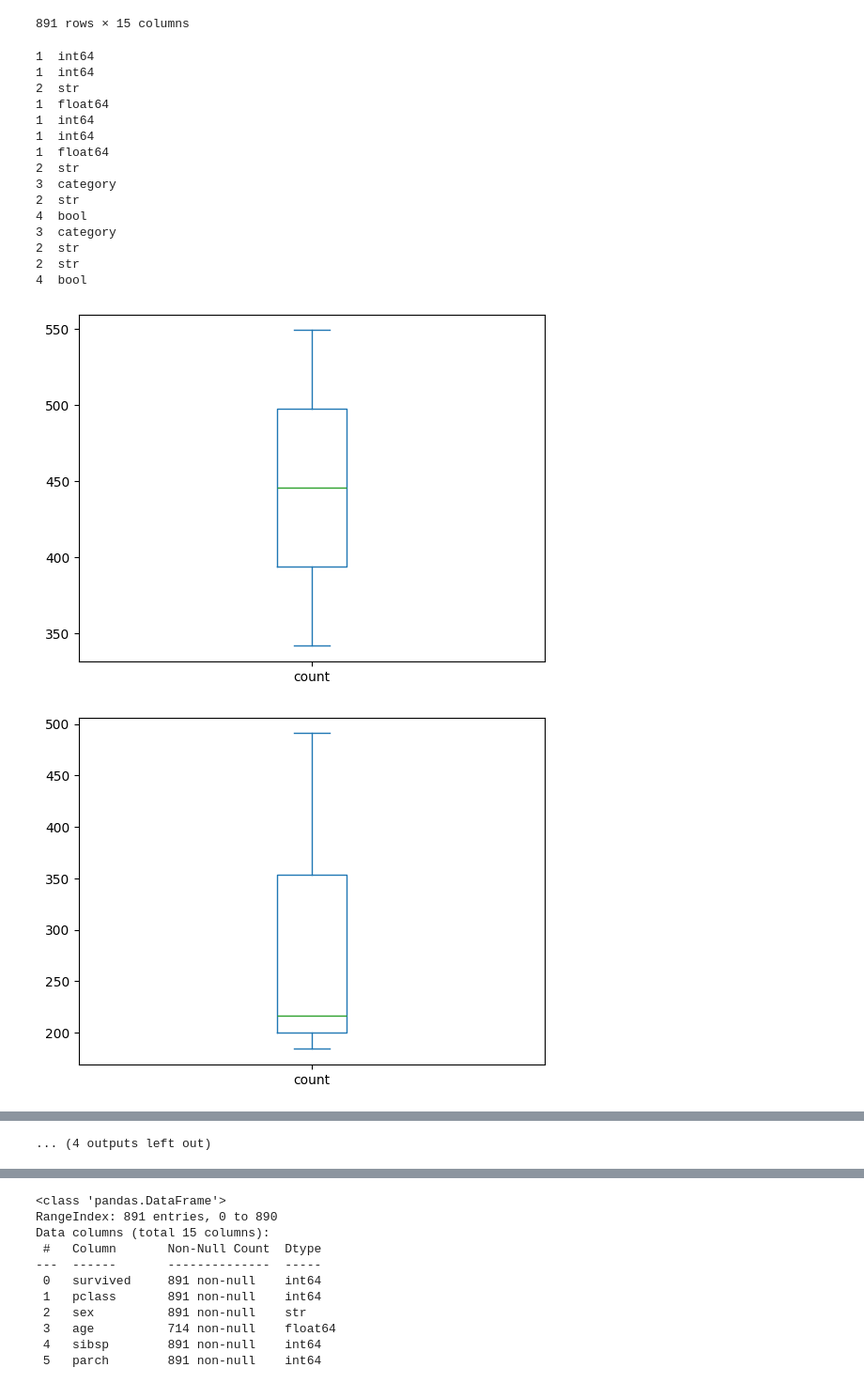
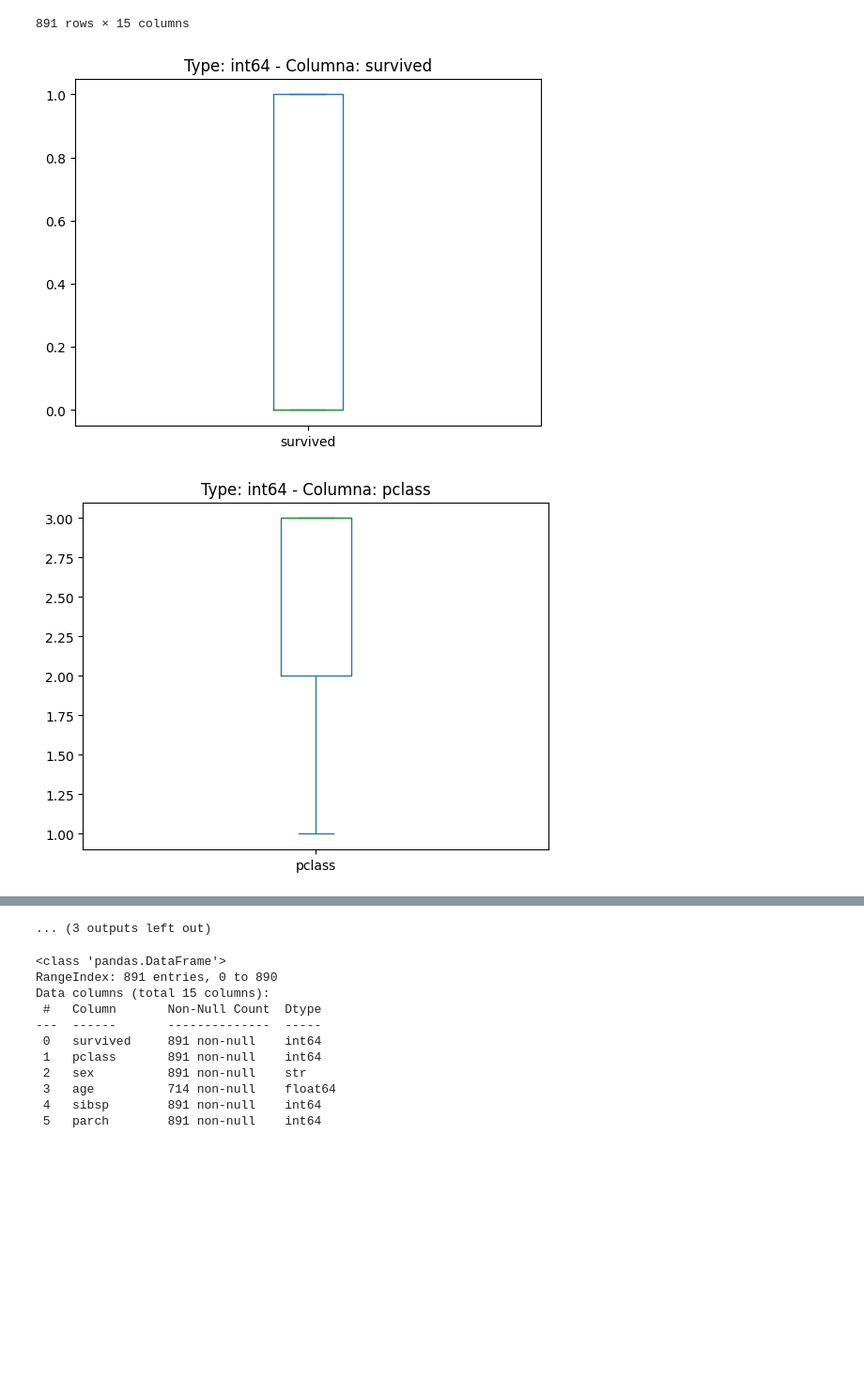
Before and after one commit to rogerloop/03_Especialitzacio, a Jupyter notebook: Sprint_10_Analitica_dades_Python/Sprint_10_Task_S10_01/Task_S10_01.ipynb, the cells around one changed output, grey strips where cells are left out. Shown at 94% size. Cells and saved outputs as stored; diff of their text form; code cells hidden in the pictures; blank space fills up the shorter version.

```diff
--- a/Sprint_10_Analitica_dades_Python/Sprint_10_Task_S10_01/Task_S10_01.ipynb
+++ b/Sprint_10_Analitica_dades_Python/Sprint_10_Task_S10_01/Task_S10_01.ipynb
@@ -487,35 +487,55 @@ import matplotlib.pyplot as plt
 df = sns.load_dataset("titanic")
 df
 
+def estilo_frafico(col):
+
+    plt.title(f"Type: {df[col].dtype} - Columna: {col}")
+
+    plt.xlabel(col)
+    plt.ylabel("Frecuencia")
+
+    plt.tight_layout()
+
 def histograma(df,col):
 
     plt.figure()
-    df[col].value_counts().plot(kind="hist")
-    print('1 ',df[col].dtype)
+
+    df[col].plot(kind="hist")
+    estilo_frafico(col)
+    plt.show()
+
 
 def grboxplot(df, col):
 
     plt.figure()
-    df[col].value_counts().plot(kind="box")
-    print('1 ',df[col].dtype)
+    plt.title(f"Type: {df[col].dtype} - Columna: {col}")
+    df[col].plot(kind="box")
+    plt.show()
 
 
 def barres(df, col):
 
     plt.figure()
+    plt.title(f"Type: {df[col].dtype} - Columna: {col}")
     df[col].value_counts().plot(kind="bar")
+    plt.show()
+
 
 def pastel(df, col):
 
     plt.figure()
+
     df[col].value_counts().plot(kind="pie")
+    estilo_frafico(col)
+    plt.show()
 
 
 def barres_any(df, col):
 
     plt.figure()
+    plt.title(f"Type: {df[col].dtype} - Columna: {col}")
     df[col].value_counts().plot(kind="bar")
-
+    plt.show()
 
 
 def elegir_grafico (df):
@@ -526,57 +546,37 @@ def elegir_grafico (df):
 
             #if (df[col].dtype == "float" or  df[col].dtype == "int"):
 
-            if  (df[col].unique()).all() < 5:
+            if df[col].nunique() < 5:
 
                 grboxplot(df, col)
 
             else:
 
                 histograma(df, col)
 
         elif df[col].dtype == "str":
 
             barres(df, col)
-            print('2 ',df[col].dtype)
 
         elif df[col].dtype == "category":
 
-           plt.figure()
-           df[col].value_counts().plot(kind="bar")
-           print('3 ',df[col].dtype)
+           barres(df, col)
 
         elif df[col].dtype == "bool":
 
-            plt.figure()
-            df[col].value_counts().plot(kind="pie")
-            print('4 ',df[col].dtype)
+            pastel(df,col)
 
         elif df[col].dtype == "datetime" or df[col].dtype == "datetime64" or df[col].dtype == "datetime64[us]":
 
-            print('5 ',df[col].dtype)
+            barres_any(df,col)
 
         else:
 
             print('otros tipos ', df[col].dtype)
 
 
 
 elegir_grafico(df)
 # %% [output]
-1  int64
-1  int64
-2  str
-1  float64
-1  int64
-1  int64
-1  float64
-2  str
-3  category
-2  str
-4  bool
-3  category
-2  str
-2  str
-4  bool
-[figure, old version]
+[figure, new version]
-[figure, old version]
+[figure, new version]
@@ -592 +591,0 @@ elegir_grafico(df)
-... (4 outputs left out)
@@ -593,3 +593,4 @@ elegir_grafico(df)
+... (3 outputs left out)
 # %%
 df.info()
 # %% [output]
```
Also changed, not shown: parts of 1 cell of this notebook.
